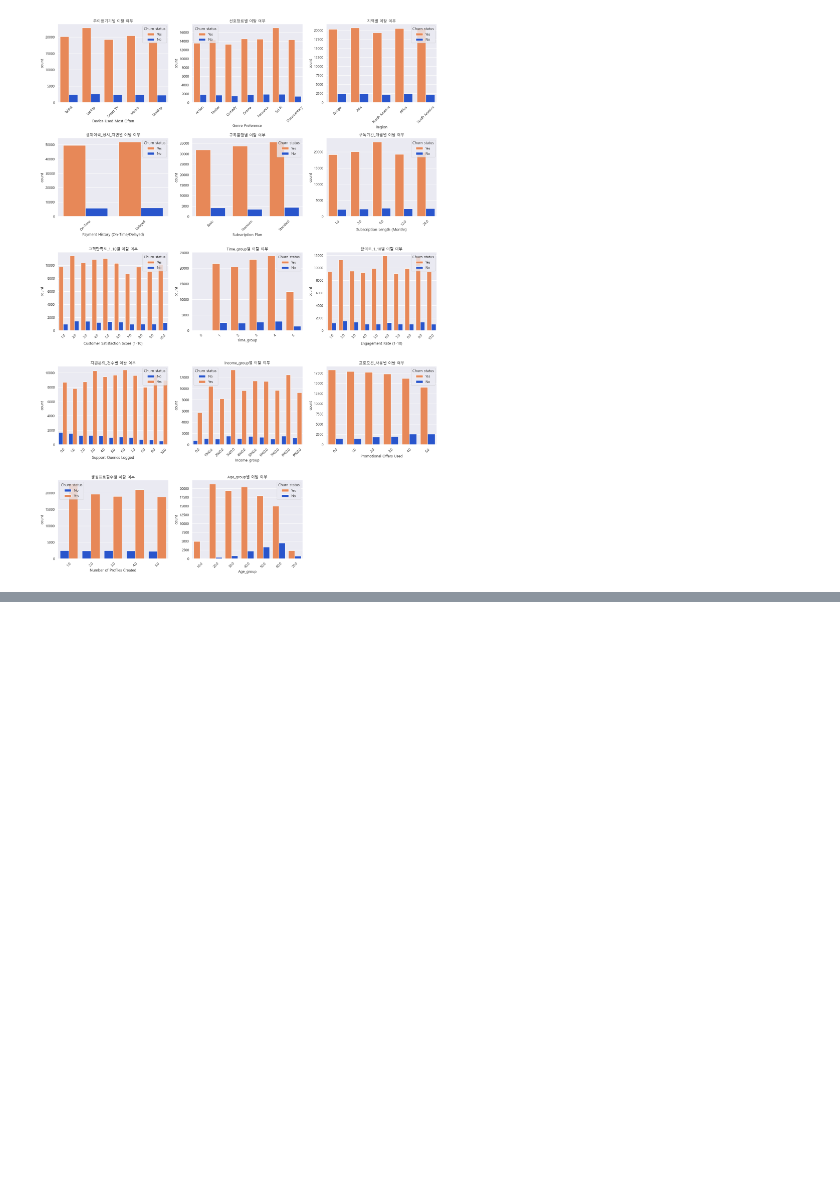
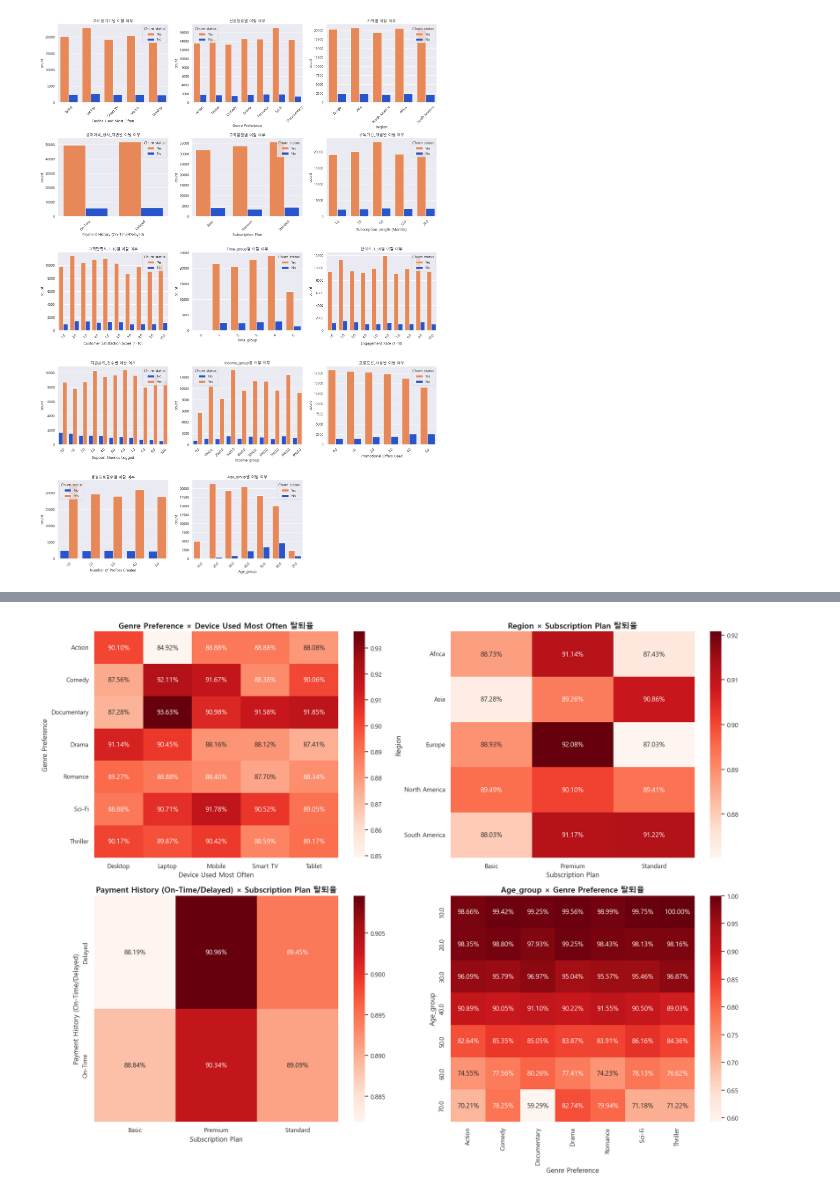
Before and after one commit to SKNetworks-AI19-250818/SKN19_2ND_3TEAM, a Jupyter notebook: EDA/eda_merge.ipynb, the cells around one changed output, grey strips where cells are left out. Saved outputs shown, nothing was run; the diff lists cells and outputs as text; code cells hidden in the pictures; blank space fills up the shorter version.

```diff
--- a/EDA/eda_merge.ipynb
+++ b/EDA/eda_merge.ipynb
@@ -1531,0 +1605,29 @@ plt.show()
+# %%
+import matplotlib.pyplot as plt
+import seaborn as sns
+
+# 범주형 컬럼 조합
+combos = [
+    ('Genre Preference', 'Device Used Most Often'),
+    ('Region', 'Subscription Plan'),
+    ('Payment History (On-Time/Delayed)', 'Subscription Plan'),
+    ('Age_group', 'Genre Preference'),
+]
+
+fig, axes = plt.subplots(2, 2, figsize=(18, 14))
+axes = axes.flatten()
+
+for i, (col1, col2) in enumerate(combos):
+    pivot = df_merged.pivot_table(
+        index=col1,
+        columns=col2,
+        values='Churn',
+        aggfunc=lambda x: (x=='Yes').mean()
+    )
+    sns.heatmap(pivot, annot=True, fmt=".2%", cmap="Reds", ax=axes[i], cbar=True)
+    axes[i].set_title(f'{col1} × {col2} 탈퇴율', fontsize=14, weight='bold')
+
+plt.tight_layout()
+plt.show()
+# %% [output]
+[figure, added]
```
Also changed, not shown: parts of 30 cells of this notebook.
